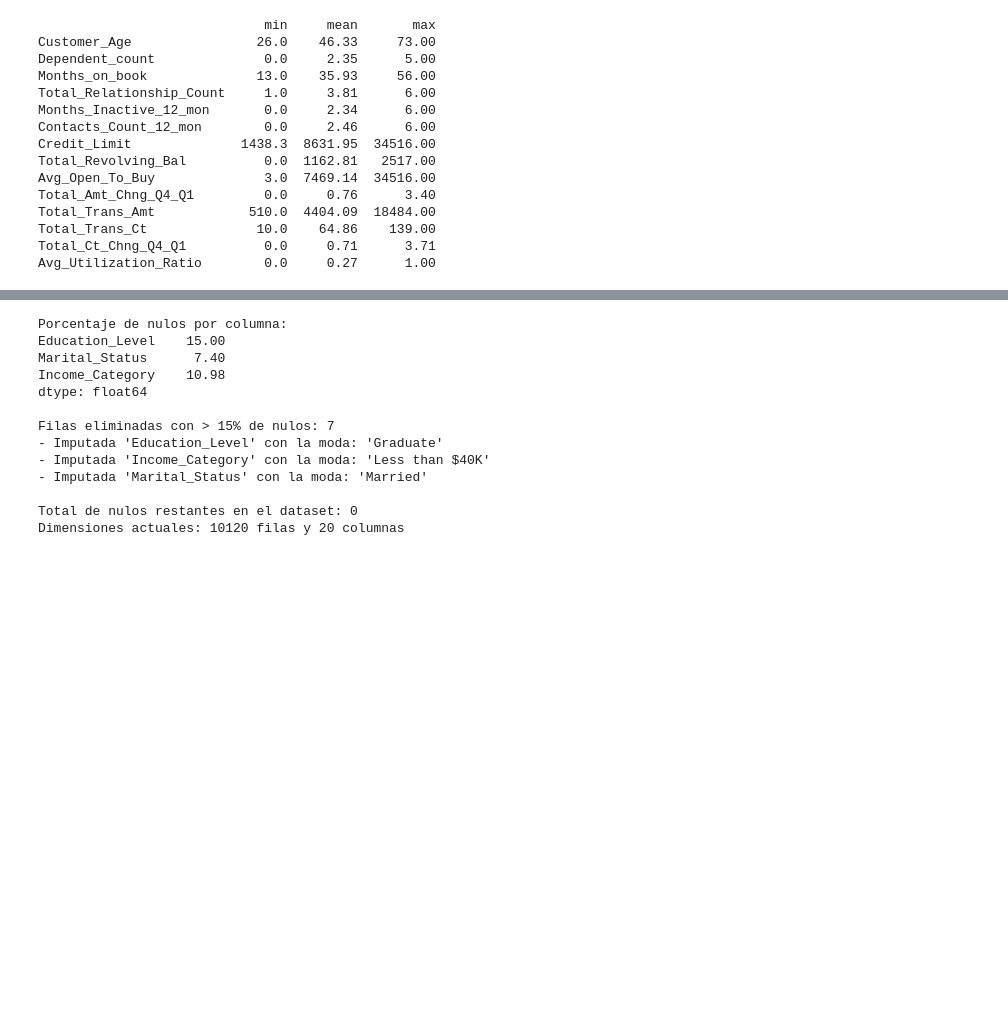
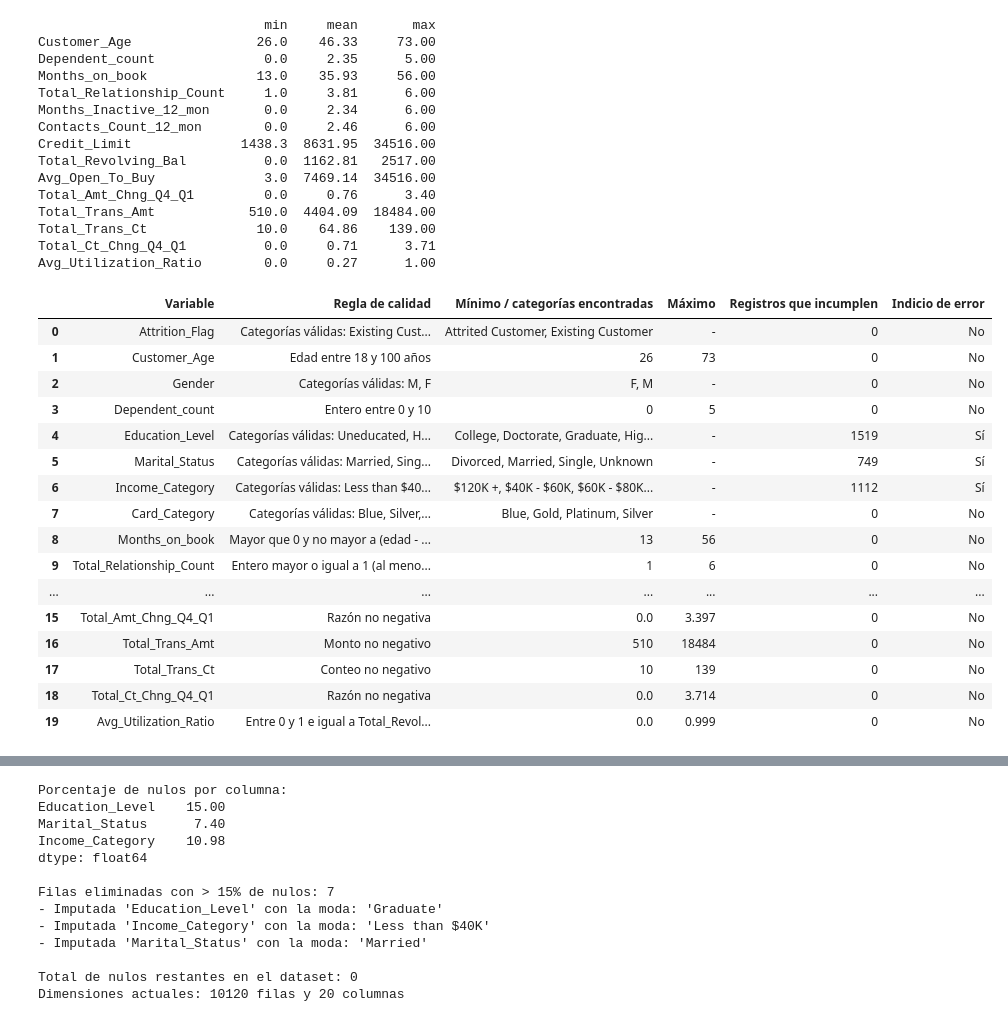
Before and after one commit to dani1309/Clasificacion-de-dataos, a Jupyter notebook: Credit card Chum/01_Preparacion_de_Datos.ipynb, the cells around one changed output, grey strips where cells are left out. Cells and saved outputs as stored; diff of their text form; code cells hidden in the pictures; blank space fills up the shorter version.

```diff
--- a/Credit card Chum/01_Preparacion_de_Datos.ipynb
+++ b/Credit card Chum/01_Preparacion_de_Datos.ipynb
@@ -112,3 +111,72 @@ Total_Trans_Amt            510.0  4404.09  18484.00
 Total_Trans_Ct              10.0    64.86    139.00
 Total_Ct_Chng_Q4_Q1          0.0     0.71      3.71
 Avg_Utilization_Ratio        0.0     0.27      1.00
+# %%
+# Tabla de reglas de calidad de negocio por variable
+# Cada regla devuelve una máscara con los registros que la incumplen
+d = df_limpio
+reglas = {
+    'Attrition_Flag': ("Categorías válidas: Existing Customer, Attrited Customer",
+                       ~d['Attrition_Flag'].isin(['Existing Customer', 'Attrited Customer'])),
+    'Customer_Age': ("Edad entre 18 y 100 años", ~d['Customer_Age'].between(18, 100)),
+    'Gender': ("Categorías válidas: M, F", ~d['Gender'].isin(['M', 'F'])),
+    'Dependent_count': ("Entero entre 0 y 10", ~d['Dependent_count'].between(0, 10)),
+    'Education_Level': ("Categorías válidas: Uneducated, High School, College, Graduate, Post-Graduate, Doctorate",
+                        ~d['Education_Level'].isin(['Uneducated', 'High School', 'College', 'Graduate', 'Post-Graduate', 'Doctorate'])),
+    'Marital_Status': ("Categorías válidas: Married, Single, Divorced",
+                       ~d['Marital_Status'].isin(['Married', 'Single', 'Divorced'])),
+    'Income_Category': ("Categorías válidas: Less than $40K, $40K - $60K, $60K - $80K, $80K - $120K, $120K +",
+                        ~d['Income_Category'].isin(['Less than $40K', '$40K - $60K', '$60K - $80K', '$80K - $120K', '$120K +'])),
+    'Card_Category': ("Categorías válidas: Blue, Silver, Gold, Platinum",
+                      ~d['Card_Category'].isin(['Blue', 'Silver', 'Gold', 'Platinum'])),
+    'Months_on_book': ("Mayor que 0 y no mayor a (edad - 18) x 12 meses",
+                       (d['Months_on_book'] <= 0) | (d['Months_on_book'] > (d['Customer_Age'] - 18) * 12)),
+    'Total_Relationship_Count': ("Entero mayor o igual a 1 (al menos la tarjeta)", d['Total_Relationship_Count'] < 1),
+    'Months_Inactive_12_mon': ("Entre 0 y 12 meses", ~d['Months_Inactive_12_mon'].between(0, 12)),
+    'Contacts_Count_12_mon': ("Conteo no negativo", d['Contacts_Count_12_mon'] < 0),
+    'Credit_Limit': ("Mayor que 0", d['Credit_Limit'] <= 0),
+    'Total_Revolving_Bal': ("Entre 0 y Credit_Limit",
+                            (d['Total_Revolving_Bal'] < 0) | (d['Total_Revolving_Bal'] > d['Credit_Limit'])),
+    'Avg_Open_To_Buy': ("No negativo e igual a Credit_Limit - Total_Revolving_Bal (tolerancia 1)",
+                        (d['Avg_Open_To_Buy'] < 0) | ((d['Avg_Open_To_Buy'] - (d['Credit_Limit'] - d['Total_Revolving_Bal'])).abs() > 1)),
+    'Total_Amt_Chng_Q4_Q1': ("Razón no negativa", d['Total_Amt_Chng_Q4_Q1'] < 0),
+    'Total_Trans_Amt': ("Monto no negativo", d['Total_Trans_Amt'] < 0),
+    'Total_Trans_Ct': ("Conteo no negativo", d['Total_Trans_Ct'] < 0),
+    'Total_Ct_Chng_Q4_Q1': ("Razón no negativa", d['Total_Ct_Chng_Q4_Q1'] < 0),
+    'Avg_Utilization_Ratio': ("Entre 0 y 1 e igual a Total_Revolving_Bal / Credit_Limit (tolerancia 0.001)",
+                              ~d['Avg_Utilization_Ratio'].between(0, 1) |
+                              ((d['Avg_Utilization_Ratio'] - d['Total_Revolving_Bal'] / d['Credit_Limit']).abs() > 0.001)),
+}
+
+filas = []
+for col, (regla, incumple) in reglas.items():
+    if pd.api.types.is_numeric_dtype(d[col]):
+        minimo, maximo = d[col].min(), d[col].max()
+    else:
+        minimo, maximo = ', '.join(sorted(d[col].unique())), '-'
+    n = int(incumple.sum())
+    filas.append({'Variable': col, 'Regla de calidad': regla,
+                  'Mínimo / categorías encontradas': minimo, 'Máximo': maximo,
+                  'Registros que incumplen': n, 'Indicio de error': 'Sí' if n > 0 else 'No'})
+
+tabla_calidad = pd.DataFrame(filas)
+pd.set_option('display.max_colwidth', None)
+tabla_calidad
+# %% [output]
+|  | Variable | Regla de calidad | Mínimo / categorías encontradas | Máximo | Registros que incumplen | Indicio de error |
+| 0 | Attrition_Flag | Categorías válidas: Existing Cust... | Attrited Customer, Existing Customer | - | 0 | No |
+| 1 | Customer_Age | Edad entre 18 y 100 años | 26 | 73 | 0 | No |
+| 2 | Gender | Categorías válidas: M, F | F, M | - | 0 | No |
+| 3 | Dependent_count | Entero entre 0 y 10 | 0 | 5 | 0 | No |
+| 4 | Education_Level | Categorías válidas: Uneducated, H... | College, Doctorate, Graduate, Hig... | - | 1519 | Sí |
+| 5 | Marital_Status | Categorías válidas: Married, Sing... | Divorced, Married, Single, Unknown | - | 749 | Sí |
+| 6 | Income_Category | Categorías válidas: Less than $40... | $120K +, $40K - $60K, $60K - $80K... | - | 1112 | Sí |
+| 7 | Card_Category | Categorías válidas: Blue, Silver,... | Blue, Gold, Platinum, Silver | - | 0 | No |
+| 8 | Months_on_book | Mayor que 0 y no mayor a (edad - ... | 13 | 56 | 0 | No |
+| 9 | Total_Relationship_Count | Entero mayor o igual a 1 (al meno... | 1 | 6 | 0 | No |
+| ... | ... | ... | ... | ... | ... | ... |
+| 15 | Total_Amt_Chng_Q4_Q1 | Razón no negativa | 0.0 | 3.397 | 0 | No |
+| 16 | Total_Trans_Amt | Monto no negativo | 510 | 18484 | 0 | No |
+| 17 | Total_Trans_Ct | Conteo no negativo | 10 | 139 | 0 | No |
+| 18 | Total_Ct_Chng_Q4_Q1 | Razón no negativa | 0.0 | 3.714 | 0 | No |
+| 19 | Avg_Utilization_Ratio | Entre 0 y 1 e igual a Total_Revol... | 0.0 | 0.999 | 0 | No |
```
Also changed, not shown: parts of 10 cells of this notebook, 2 other files.
